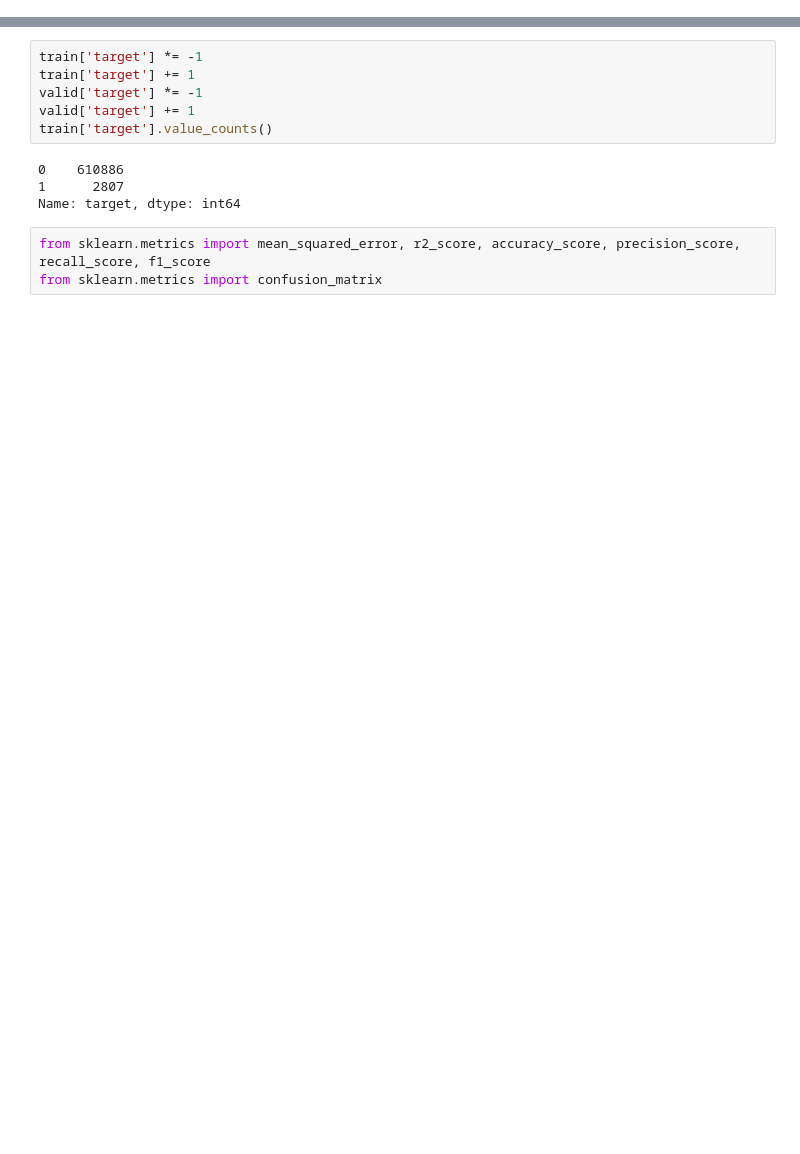
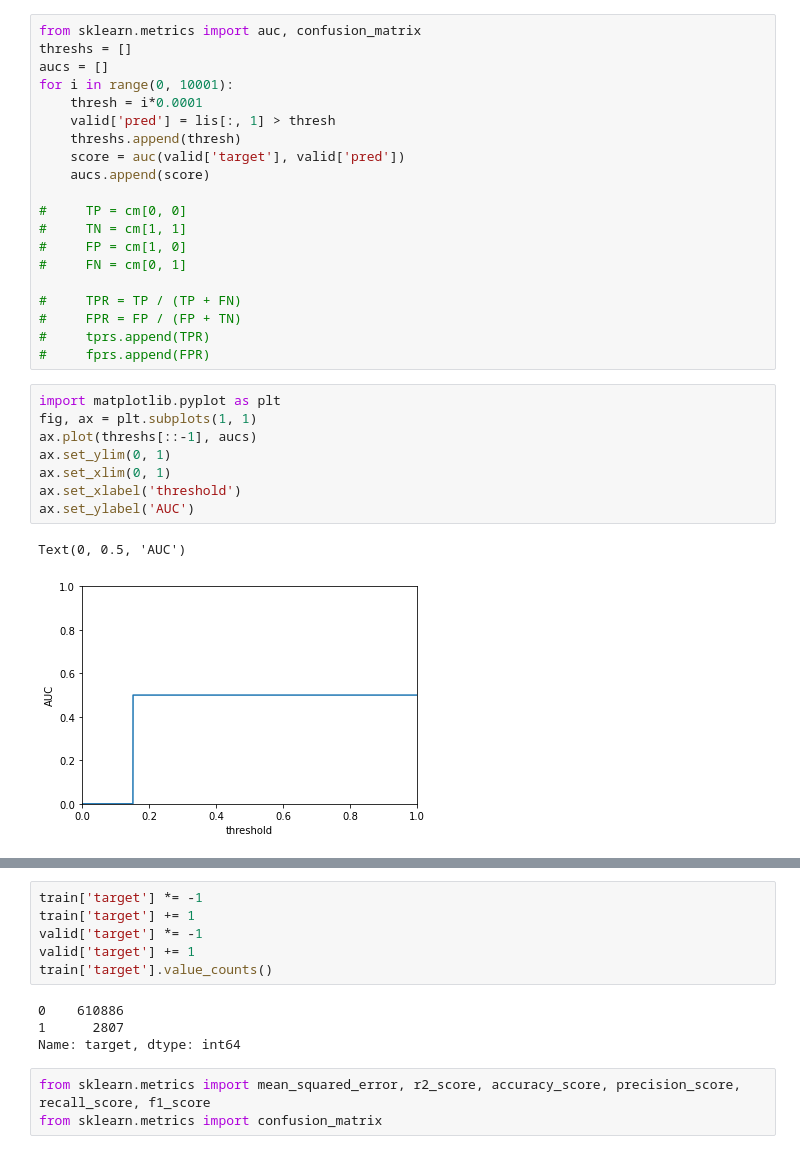
Before and after one commit to sagawatatsuya/ReactionT5, a Jupyter notebook: compound-classification/simple_baseline.ipynb, the cells around one changed output, grey strips where cells are left out. Cells and saved outputs as stored; diff of their text form; blank space fills up the shorter version.

```diff
--- a/compound-classification/simple_baseline.ipynb
+++ b/compound-classification/simple_baseline.ipynb
@@ -101,0 +163,31 @@ valid
+# %%
+from sklearn.metrics import auc, confusion_matrix
+threshs = []
+aucs = []
+for i in range(0, 10001):
+    thresh = i*0.0001
+    valid['pred'] = lis[:, 1] > thresh
+    threshs.append(thresh)
+    score = auc(valid['target'], valid['pred'])
+    aucs.append(score)
+
+#     TP = cm[0, 0]
+#     TN = cm[1, 1]
+#     FP = cm[1, 0]
+#     FN = cm[0, 1]
+
+#     TPR = TP / (TP + FN)
+#     FPR = FP / (FP + TN)
+#     tprs.append(TPR)
+#     fprs.append(FPR)
+# %%
+import matplotlib.pyplot as plt
+fig, ax = plt.subplots(1, 1)
+ax.plot(threshs[::-1], aucs)
+ax.set_ylim(0, 1)
+ax.set_xlim(0, 1)
+ax.set_xlabel('threshold')
+ax.set_ylabel('AUC')
+# %% [output]
+Text(0, 0.5, 'AUC')
+[figure, added]
```
Also changed, not shown: parts of 14 cells of this notebook, 15 other files.
